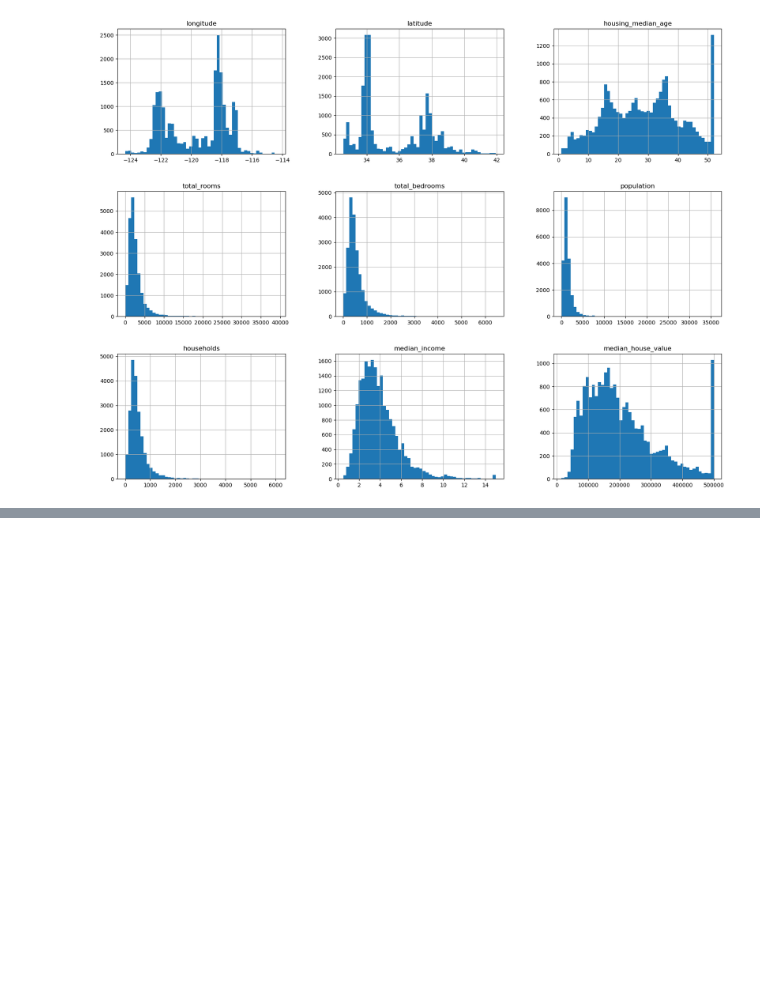
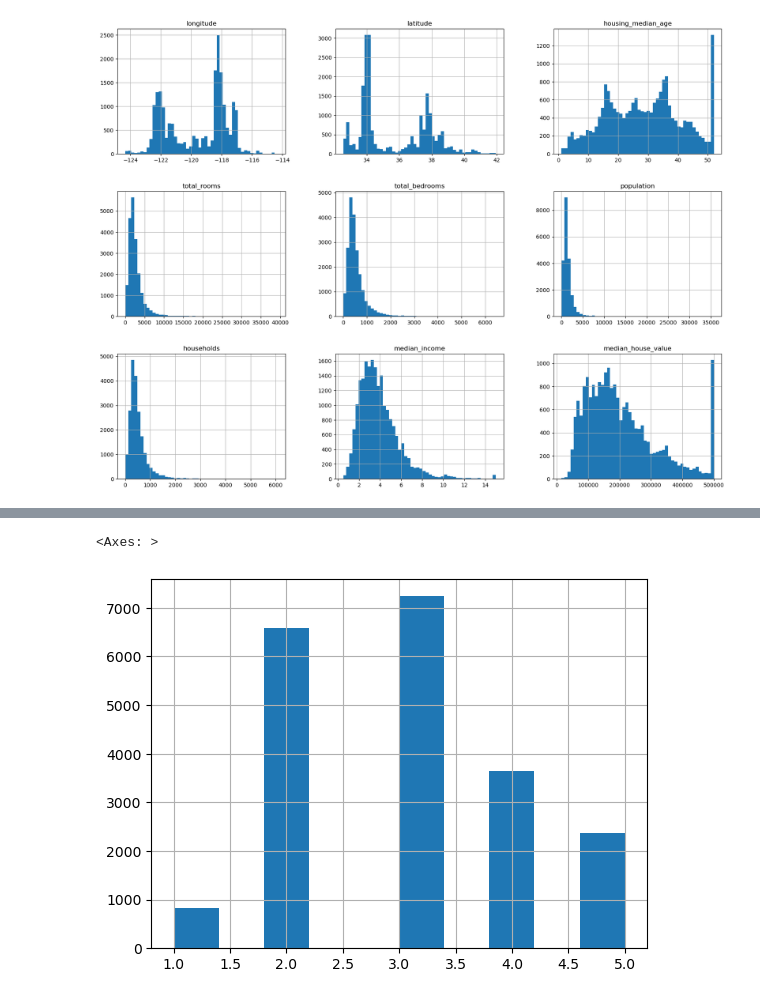
Before and after one commit to SyedHaameem/Housing-Project-I, a Jupyter notebook: housing.ipynb, the cells around one changed output, grey strips where cells are left out. Saved outputs shown, nothing was run; the diff lists cells and outputs as text; code cells hidden in the pictures; blank space fills up the shorter version.

```diff
--- a/housing.ipynb
+++ b/housing.ipynb
@@ -89,0 +91,5 @@ plt.show()
+# %%
+housing['income_cet'] = pd.cut(housing["median_income"],
+                               bins=[0.,1.5,3.,4.5,6.,np.inf],
+                               labels=[1, 2, 3, 4, 5])
+housing["income_cet"].value_counts()
@@ -89,0 +104,5 @@ plt.show()
+# %%
+housing["income_cet"].hist()
+# %% [output]
+<Axes: >
+[figure, added]
```
Also changed, not shown: parts of 5 cells of this notebook.
